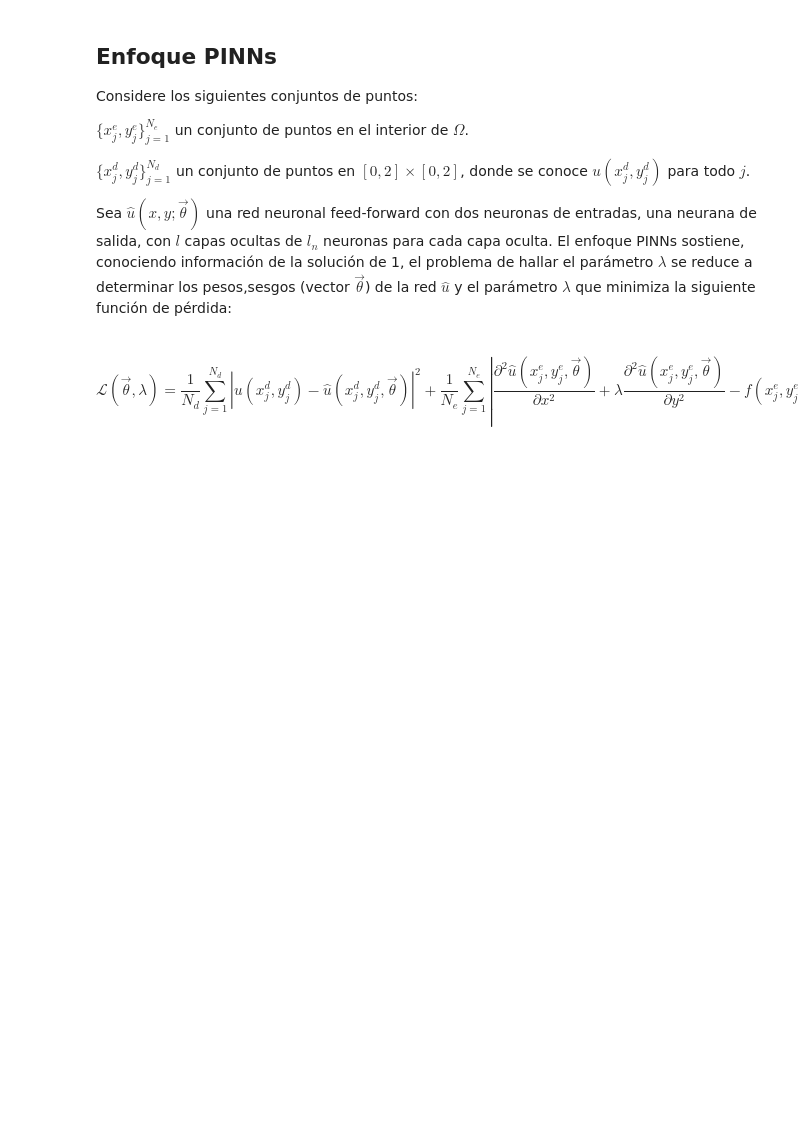
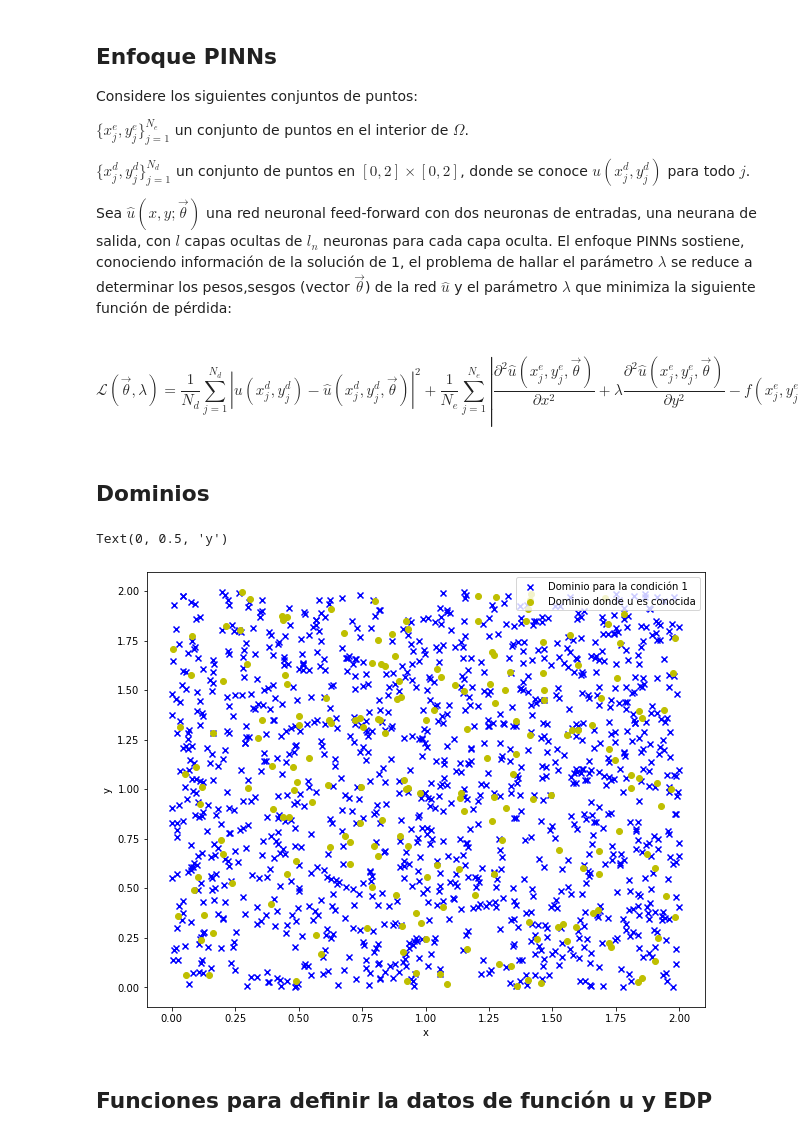
Before and after one commit to SebastianJaraCifuentes/PINNs, a Jupyter notebook: Laplaciano2D.ipynb, the cells around one changed output. Drawn from its saved outputs; the diff is of its cells as text; code cells hidden in the pictures; blank space fills up the shorter version.

```diff
--- a/Laplaciano2D.ipynb
+++ b/Laplaciano2D.ipynb
@@ -349,3 +351,28 @@ Sea $\hat{u}(x,y; \vec{\theta})$ una red neuronal feed-forward con dos neuronas
 # %% [markdown]
 $$\mathcal{L}(\vec{\theta}, \lambda) =  \dfrac{1}{N_d}\sum\limits_{j=1}^{N_d} |u(x_j^{d},y_j^{d}) - \hat{u}(x_j^{d},y_j^{d}, \vec{\theta}) |^2
 + \dfrac{1}{N_e}\sum\limits_{j=1}^{N_e} \left| \dfrac{\partial^2 \hat{u}(x_j^{e},y_j^{e}, \vec{\theta})}{\partial x^2} + \lambda\dfrac{\partial^2 \hat{u}(x_j^{e},y_j^{e}, \vec{\theta})}{\partial y^2} - f(x_j^{e},y_j^{e}) \right|^2. $$
+# %% [markdown]
+## Dominios
+# %%
+N_r = 1200
+
+x_r = tf.constant(xmin + (xmax - xmin) * np.random.rand(N_r), shape = (N_r, 1), dtype = DTYPE)
+y_r = tf.constant(ymin + (ymax - ymin) * np.random.rand(N_r), shape = (N_r, 1), dtype = DTYPE)
+X_r = tf.concat([x_r, y_r], axis = 1)
+# %%
+N_d = 200
+
+#borde (x,0)
+x_d = tf.constant(xmin + (xmax - xmin) * np.random.rand(N_d, 1), dtype = DTYPE)
+y_d = tf.constant(ymin + (ymax - ymin) * np.random.rand(N_d, 1), dtype = DTYPE)
+X_d = tf.concat([x_d, y_d], axis = 1)
+# %%
+plt.figure(figsize=(10,8))
+plt.scatter(x_r, y_r, marker = 'x', color = 'b', label = 'Dominio para la condición 1')
+plt.scatter(x_d, y_d, marker = 'o', color = 'y', label = 'Dominio donde u es conocida')
+plt.legend(loc='upper right')
+plt.xlabel('x')
+plt.ylabel('y')
+# %% [output]
+Text(0, 0.5, 'y')
+[figure, added]
@@ -351,0 +382,2 @@ $$\mathcal{L}(\vec{\theta}, \lambda) =  \dfrac{1}{N_d}\sum\limits_{j=1}^{N_d} |u
+# %% [markdown]
+## Funciones para definir la datos de función u y EDP
```
Also changed, not shown: parts of 16 cells of this notebook.
